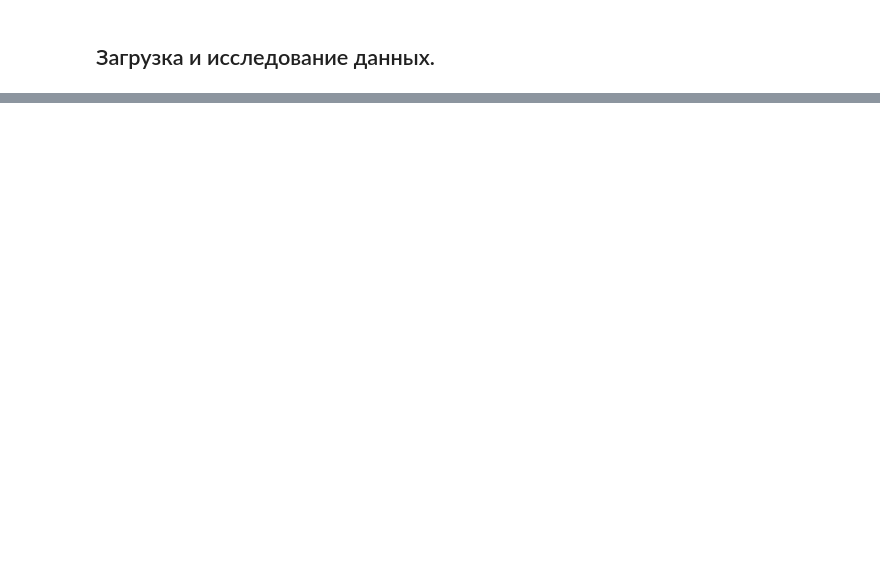
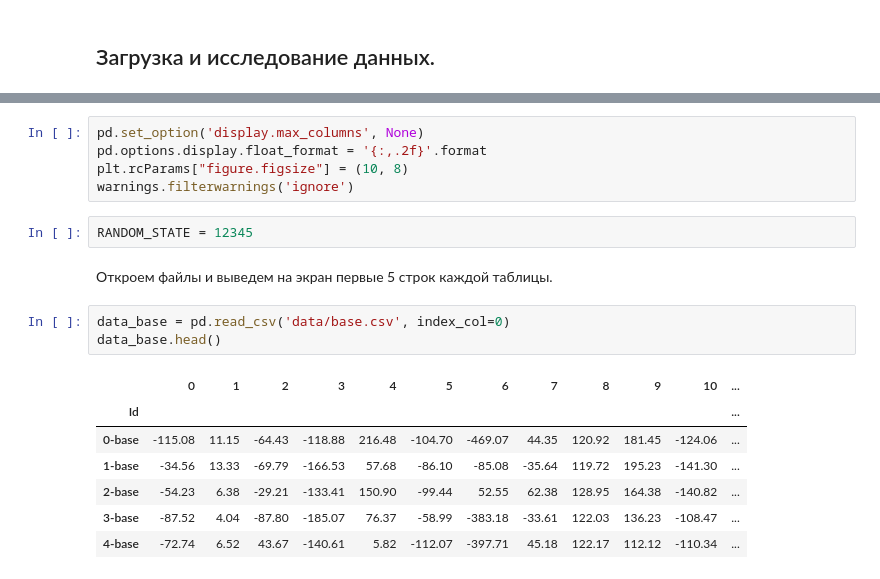
Before and after one commit to VeraLukashina/Product_Matching, a Jupyter notebook: product_matching.ipynb, the cells around one changed output, grey strips where cells are left out. Saved outputs shown, nothing was run; the diff lists cells and outputs as text; blank space fills up the shorter version.

```diff
--- a/product_matching.ipynb
+++ b/product_matching.ipynb
@@ -37,0 +57,20 @@ import sweetviz as sv
+# %%
+pd.set_option('display.max_columns', None)
+pd.options.display.float_format = '{:,.2f}'.format
+plt.rcParams["figure.figsize"] = (10, 8)
+warnings.filterwarnings('ignore')
+# %%
+RANDOM_STATE = 12345
+# %% [markdown]
+Откроем файлы и выведем на экран первые 5 строк каждой таблицы.
+# %%
+data_base = pd.read_csv('data/base.csv', index_col=0)
+data_base.head()
+# %% [output]
+|  | 0 | 1 | 2 | 3 | 4 | 5 | 6 | 7 | 8 | 9 | 10 | ... |
+| Id |  |  |  |  |  |  |  |  |  |  |  | ... |
+| 0-base | -115.08 | 11.15 | -64.43 | -118.88 | 216.48 | -104.70 | -469.07 | 44.35 | 120.92 | 181.45 | -124.06 | ... |
+| 1-base | -34.56 | 13.33 | -69.79 | -166.53 | 57.68 | -86.10 | -85.08 | -35.64 | 119.72 | 195.23 | -141.30 | ... |
+| 2-base | -54.23 | 6.38 | -29.21 | -133.41 | 150.90 | -99.44 | 52.55 | 62.38 | 128.95 | 164.38 | -140.82 | ... |
+| 3-base | -87.52 | 4.04 | -87.80 | -185.07 | 76.37 | -58.99 | -383.18 | -33.61 | 122.03 | 136.23 | -108.47 | ... |
+| 4-base | -72.74 | 6.52 | 43.67 | -140.61 | 5.82 | -112.07 | -397.71 | 45.18 | 122.17 | 112.12 | -110.34 | ... |
```
Also changed, not shown: parts of 145 cells of this notebook, 3 other files.
